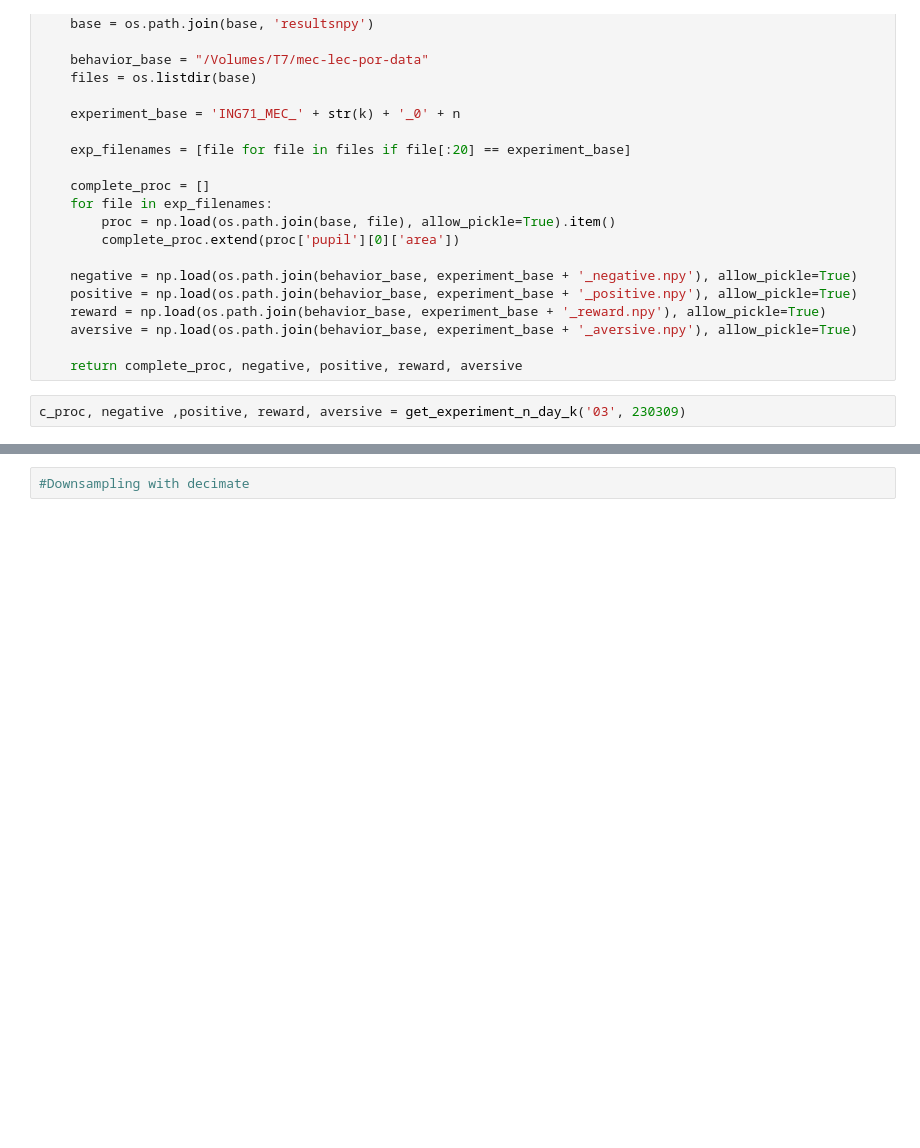
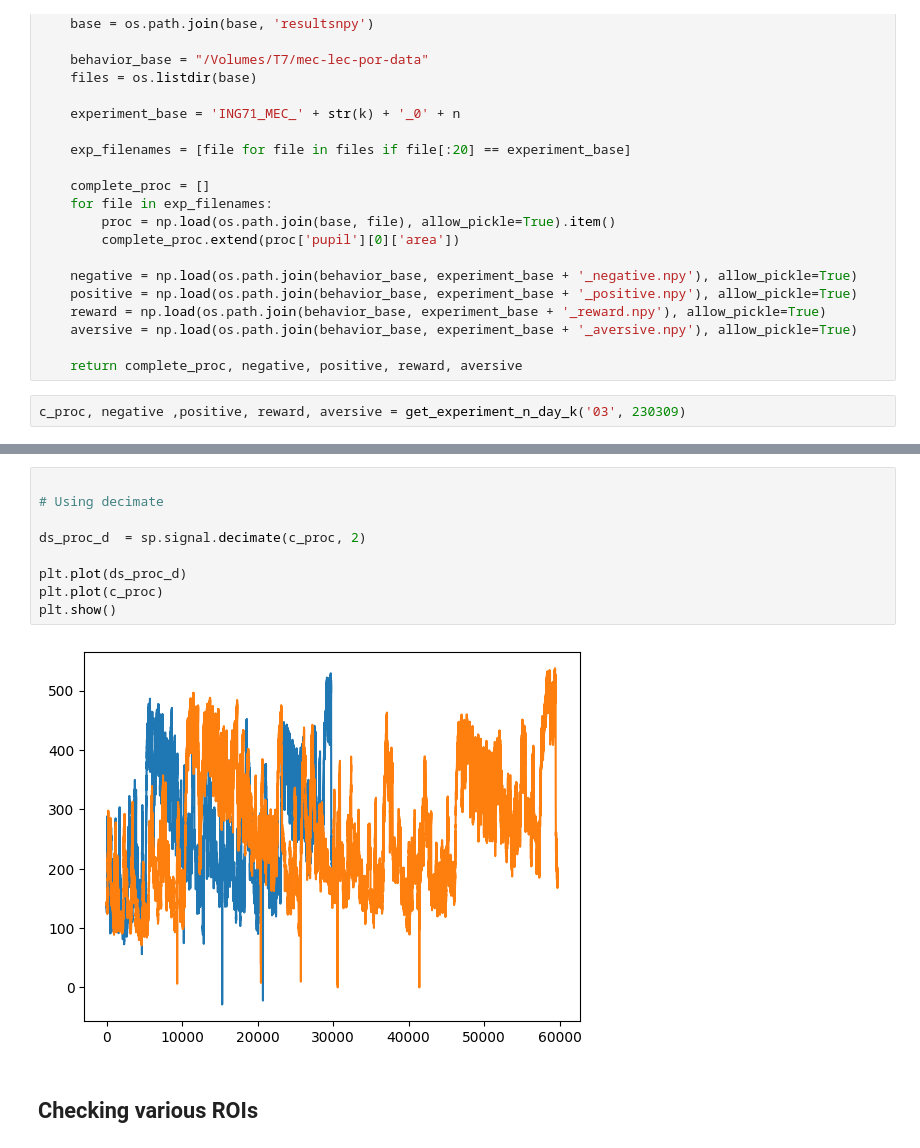
Before and after one commit to EirikSP/MouseProjectGH, a Jupyter notebook: analyse/annalyse.ipynb, the cells around one changed output, grey strips where cells are left out. Cells and saved outputs as stored; diff of their text form; blank space fills up the shorter version.

```diff
--- a/analyse/annalyse.ipynb
+++ b/analyse/annalyse.ipynb
@@ -119,2 +111,13 @@ plt.scatter(np.arange(len(positive)), positive*down_s_proc, 5, color='r')
-# %%
-#Downsampling with decimate
+# %%
+
+# Using decimate
+
+ds_proc_d  = sp.signal.decimate(c_proc, 2)
+
+plt.plot(ds_proc_d)
+plt.plot(c_proc)
+plt.show()
+# %% [output]
+[figure, added]
+# %% [markdown]
+## Checking various ROIs
```
Also changed, not shown: parts of 7 cells of this notebook, 1 other file.
